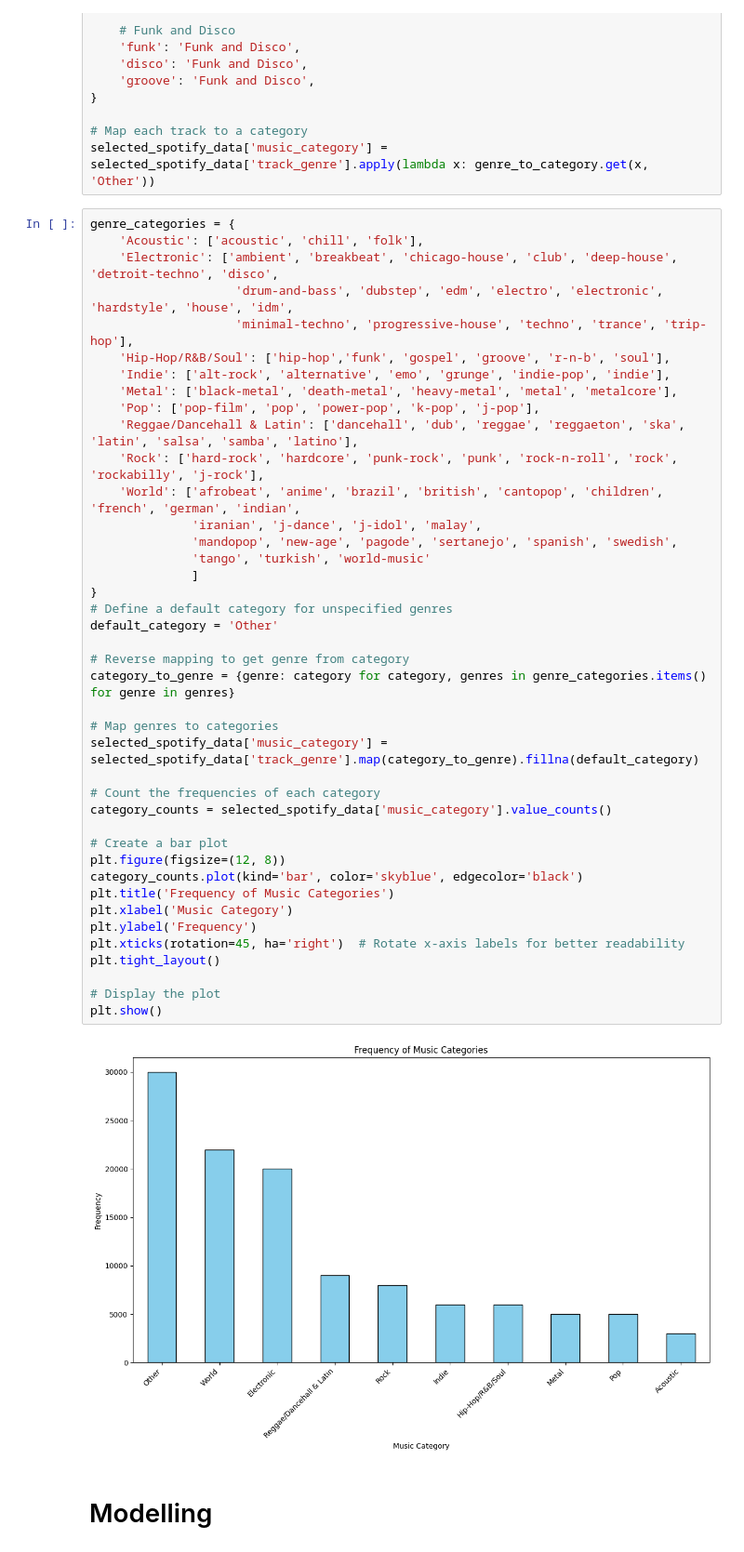
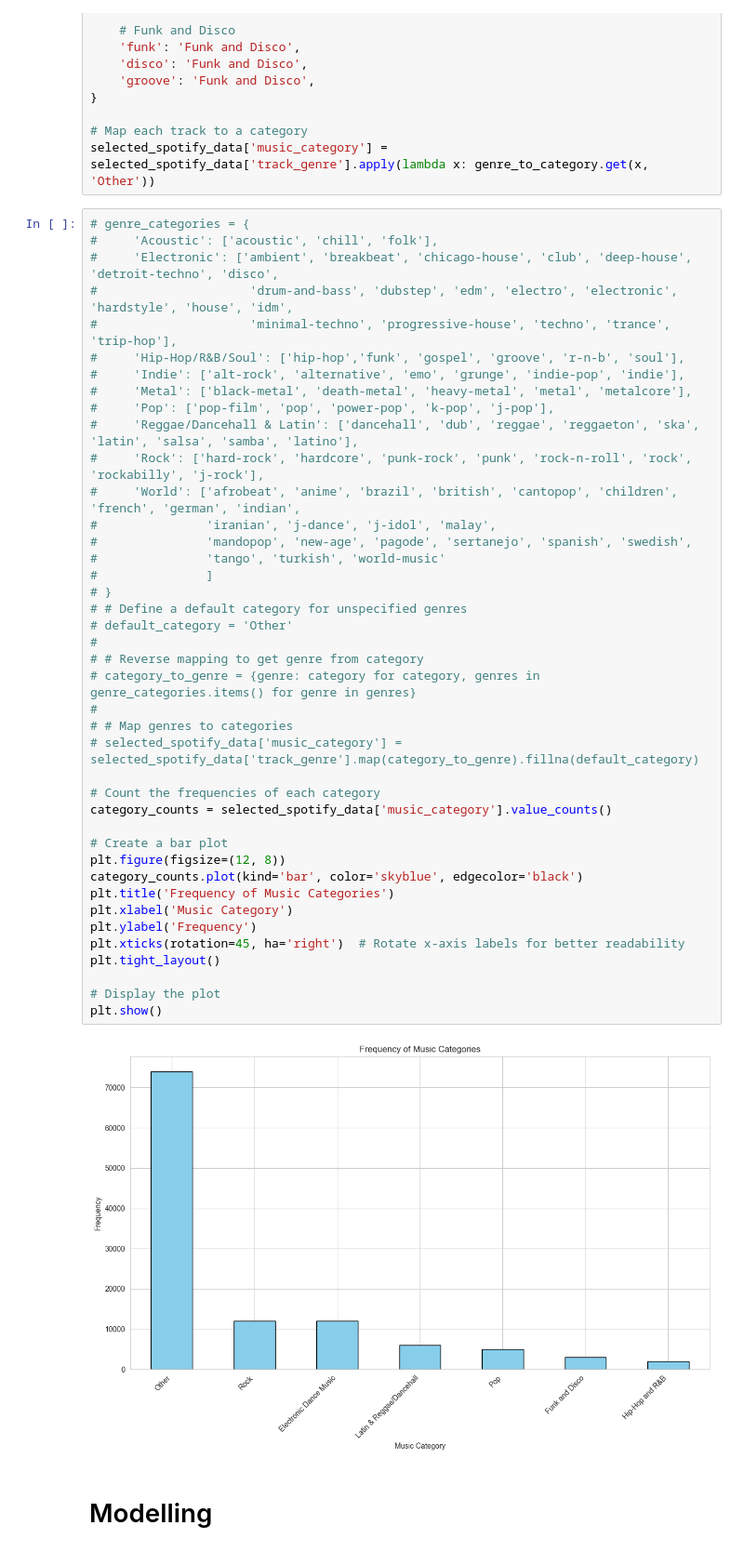
Before and after one commit to laskagrzegorz/dataScienceProject, a Jupyter notebook: 3_tests/Pre-processing.ipynb, the cells around one changed output. Shown at 93% size. Cells and saved outputs as stored; diff of their text form.

```diff
--- a/3_tests/Pre-processing.ipynb
+++ b/3_tests/Pre-processing.ipynb
@@ -241,48 +241,48 @@ genre_to_category = {
 # Map each track to a category
 selected_spotify_data['music_category'] = selected_spotify_data['track_genre'].apply(lambda x: genre_to_category.get(x, 'Other'))
 # %%
-genre_categories = {
-    'Acoustic': ['acoustic', 'chill', 'folk'],
-    'Electronic': ['ambient', 'breakbeat', 'chicago-house', 'club', 'deep-house', 'detroit-techno', 'disco',
-                    'drum-and-bass', 'dubstep', 'edm', 'electro', 'electronic', 'hardstyle', 'house', 'idm',
-                    'minimal-techno', 'progressive-house', 'techno', 'trance', 'trip-hop'],
-    'Hip-Hop/R&B/Soul': ['hip-hop','funk', 'gospel', 'groove', 'r-n-b', 'soul'],
-    'Indie': ['alt-rock', 'alternative', 'emo', 'grunge', 'indie-pop', 'indie'],
-    'Metal': ['black-metal', 'death-metal', 'heavy-metal', 'metal', 'metalcore'],
-    'Pop': ['pop-film', 'pop', 'power-pop', 'k-pop', 'j-pop'],
-    'Reggae/Dancehall & Latin': ['dancehall', 'dub', 'reggae', 'reggaeton', 'ska', 'latin', 'salsa', 'samba', 'latino'],
-    'Rock': ['hard-rock', 'hardcore', 'punk-rock', 'punk', 'rock-n-roll', 'rock', 'rockabilly', 'j-rock'],
-    'World': ['afrobeat', 'anime', 'brazil', 'british', 'cantopop', 'children', 'french', 'german', 'indian',
-              'iranian', 'j-dance', 'j-idol', 'malay',
-              'mandopop', 'new-age', 'pagode', 'sertanejo', 'spanish', 'swedish',
-              'tango', 'turkish', 'world-music'
-              ]
-}
-# Define a default category for unspecified genres
-default_category = 'Other'
-
-# Reverse mapping to get genre from category
-category_to_genre = {genre: category for category, genres in genre_categories.items() for genre in genres}
-
-# Map genres to categories
-selected_spotify_data['music_category'] = selected_spotify_data['track_genre'].map(category_to_genre).fillna(default_category)
+# genre_categories = {
+#     'Acoustic': ['acoustic', 'chill', 'folk'],
+#     'Electronic': ['ambient', 'breakbeat', 'chicago-house', 'club', 'deep-house', 'detroit-techno', 'disco',
+#                     'drum-and-bass', 'dubstep', 'edm', 'electro', 'electronic', 'hardstyle', 'house', 'idm',
+#                     'minimal-techno', 'progressive-house', 'techno', 'trance', 'trip-hop'],
+#     'Hip-Hop/R&B/Soul': ['hip-hop','funk', 'gospel', 'groove', 'r-n-b', 'soul'],
+#     'Indie': ['alt-rock', 'alternative', 'emo', 'grunge', 'indie-pop', 'indie'],
+#     'Metal': ['black-metal', 'death-metal', 'heavy-metal', 'metal', 'metalcore'],
+#     'Pop': ['pop-film', 'pop', 'power-pop', 'k-pop', 'j-pop'],
+#     'Reggae/Dancehall & Latin': ['dancehall', 'dub', 'reggae', 'reggaeton', 'ska', 'latin', 'salsa', 'samba', 'latino'],
+#     'Rock': ['hard-rock', 'hardcore', 'punk-rock', 'punk', 'rock-n-roll', 'rock', 'rockabilly', 'j-rock'],
+#     'World': ['afrobeat', 'anime', 'brazil', 'british', 'cantopop', 'children', 'french', 'german', 'indian',
+#               'iranian', 'j-dance', 'j-idol', 'malay',
+#               'mandopop', 'new-age', 'pagode', 'sertanejo', 'spanish', 'swedish',
+#               'tango', 'turkish', 'world-music'
+#               ]
+# }
+# # Define a default category for unspecified genres
+# default_category = 'Other'
+#
+# # Reverse mapping to get genre from category
+# category_to_genre = {genre: category for category, genres in genre_categories.items() for genre in genres}
+#
+# # Map genres to categories
+# selected_spotify_data['music_category'] = selected_spotify_data['track_genre'].map(category_to_genre).fillna(default_category)
 
 # Count the frequencies of each category
 category_counts = selected_spotify_data['music_category'].value_counts()
 
 # Create a bar plot
 plt.figure(figsize=(12, 8))
 category_counts.plot(kind='bar', color='skyblue', edgecolor='black')
 plt.title('Frequency of Music Categories')
 plt.xlabel('Music Category')
 plt.ylabel('Frequency')
 plt.xticks(rotation=45, ha='right')  # Rotate x-axis labels for better readability
 plt.tight_layout()
 
 # Display the plot
 plt.show()
 # %% [output]
-[figure, old version]
+[figure, new version]
 # %% [markdown]
 # Modelling
 # %%
```
Also changed, not shown: parts of 7 cells of this notebook.
